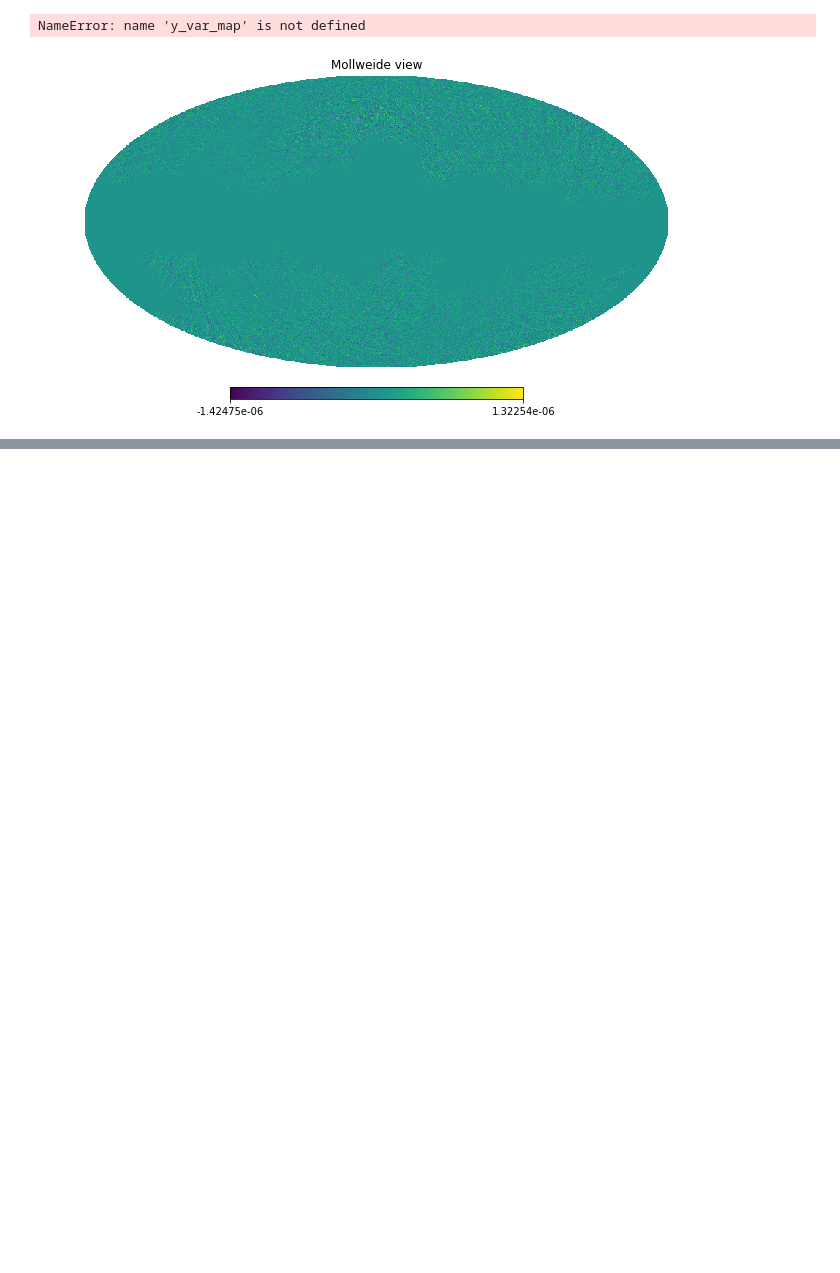
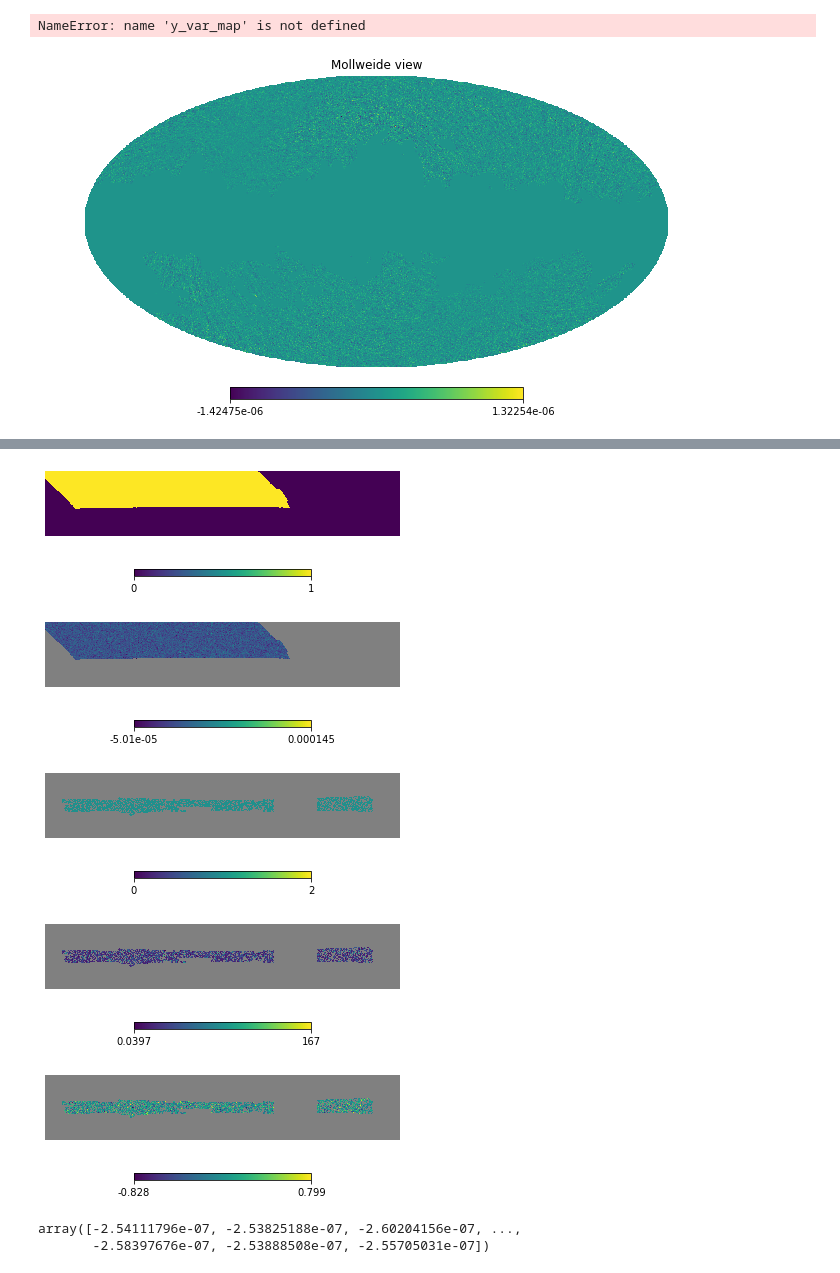
Before and after one commit to tilmantroester/KiDS-1000xtSZ, a Jupyter notebook: notebooks/process_maps.ipynb, the cells around one changed output, grey strips where cells are left out. Saved outputs shown, nothing was run; the diff lists cells and outputs as text; code cells hidden in the pictures; blank space fills up the shorter version.

```diff
--- a/notebooks/process_y_maps.ipynb
+++ b/notebooks/process_maps.ipynb
@@ -182,0 +254,33 @@ pylenspice.write_partial_polarization_file([shear_map_0, shear_map_0, shear_map_
+# %%
+BN_mask = hp.read_map("../data/y_maps/polspice/ACT_BN/singlet_mask.fits")
+BN = hp.read_map("../data/y_maps/polspice/ACT_BN/triplet.fits", hdu=1)
+# %%
+#hp.mollview(BN_healpix)
+# mask = BN_healpix_mask_sharp[:]
+# mask[shear_cel_footprint > 0] += 1
+hp.gnomview(BN_mask,
+            rot=[182,0,0], reso=10, coord="CC", xsize=1100, ysize=200,
+            notext=True, cbar=True, title="")
+hp.gnomview(BN,
+            rot=[182,0,0], reso=10, coord="CC", xsize=1100, ysize=200,
+            notext=True, cbar=True, title="")
+hp.gnomview(shear_cel_footprint,
+            rot=[182,0,0], reso=10, coord="CC", xsize=1100, ysize=200,
+            notext=True, cbar=True, title="")
+hp.gnomview(shear_cel_weight,
+            rot=[182,0,0], reso=10, coord="CC", xsize=1100, ysize=200,
+            notext=True, cbar=True, title="")
+hp.gnomview(shear_cel_e1,
+            rot=[182,0,0], reso=10, coord="CC", xsize=1100, ysize=200,
+            notext=True, cbar=True, title="")
+# %% [output]
+[figure, added]
+[figure, added]
+[figure, added]
+[figure, added]
+[figure, added]
+# %%
+BN_healpix[BN_healpix != hp.UNSEEN]
+# %% [output]
+array([-2.54111796e-07, -2.53825188e-07, -2.60204156e-07, ...,
+       -2.58397676e-07, -2.53888508e-07, -2.55705031e-07])
```
Also changed, not shown: parts of 11 cells of this notebook, 4 other files.
